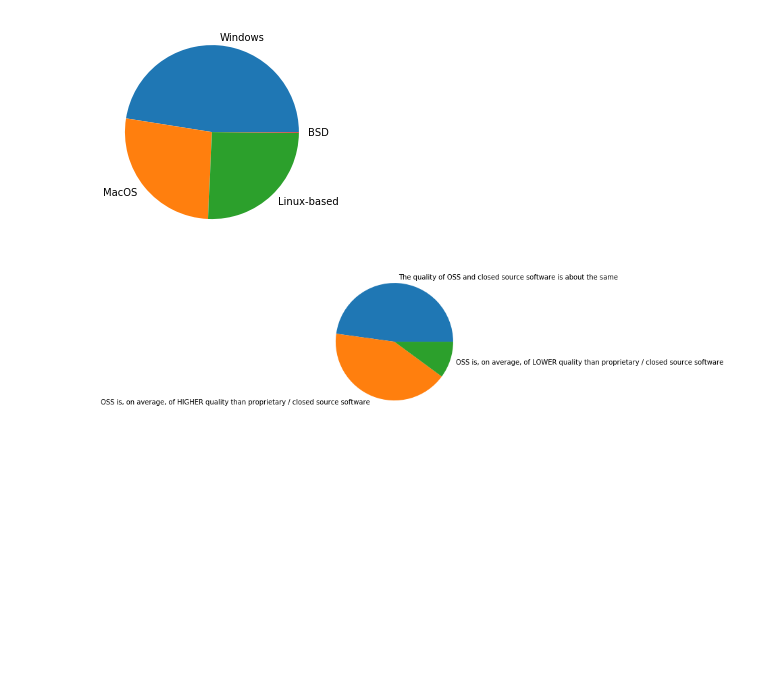
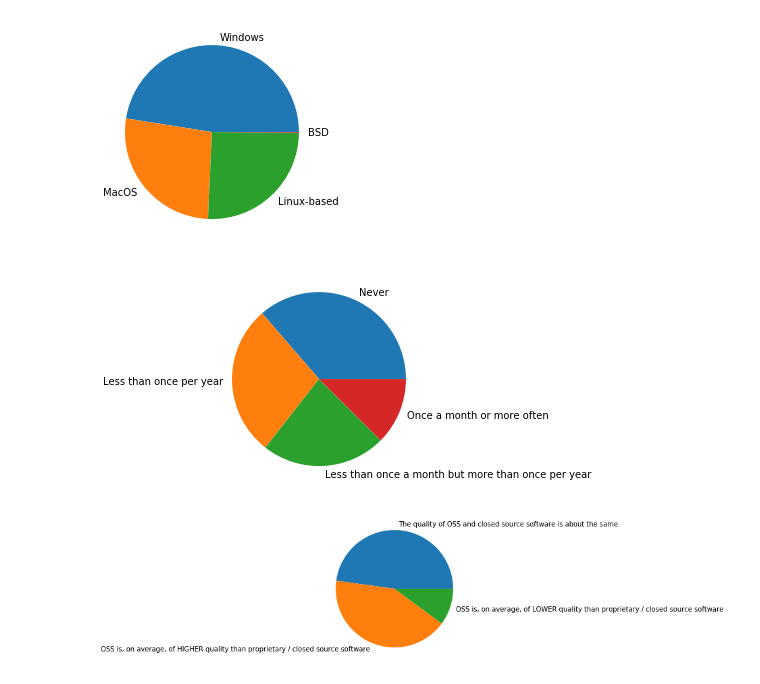
Before and after one commit to MarshEnterprises/Udacity_Project1, a Jupyter notebook: Udacity_Project1.ipynb, the cells around one changed output. Drawn from its saved outputs; the diff is of its cells as text; code cells hidden in the pictures; blank space fills up the shorter version.

```diff
--- a/Udacity_Project1.ipynb
+++ b/Udacity_Project1.ipynb
@@ -92,6 +92,10 @@ ax.barh(enviro.index, width=enviro)
 plt.pie(df['OpSys'].value_counts(), labels=df['OpSys'].value_counts().index);
 # %% [output]
 [figure]
+# %%
+plt.pie(df['OpenSourcer'].value_counts(), labels = df['OpenSourcer'].value_counts().index);
+# %% [output]
+[figure, added]
 # %%
 plt.pie(df['OpenSource'].value_counts(), labels = df['OpenSource'].value_counts().index);
 # %% [output]
```
Also changed, not shown: parts of 18 cells of this notebook.
